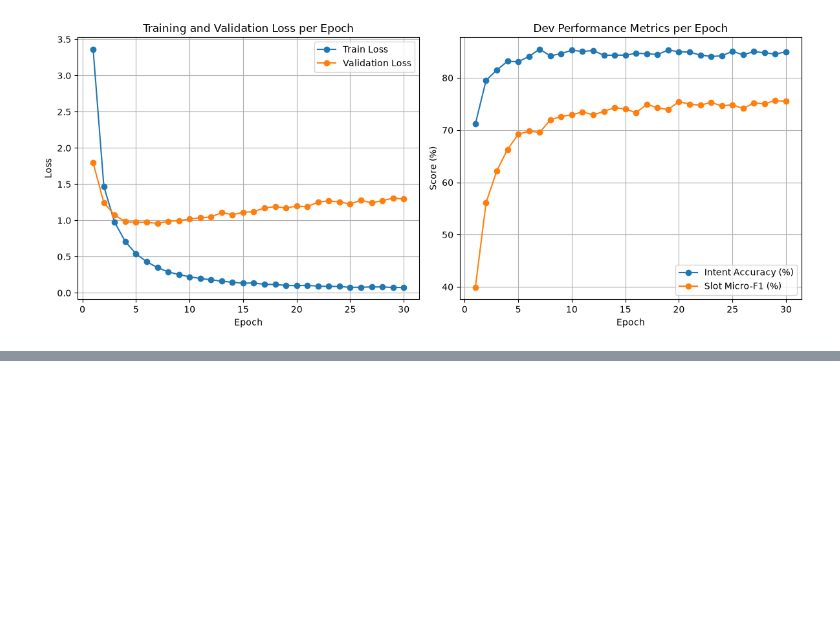
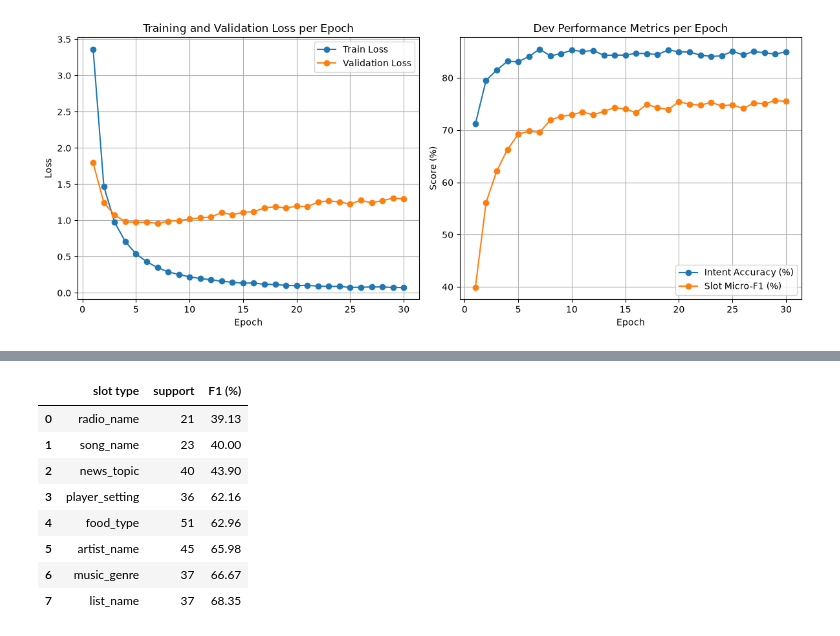
Before and after one commit to Jinyong01/SC4002-Natural-Language-Processing-Project, a Jupyter notebook: main.ipynb, the cells around one changed output, grey strips where cells are left out. Saved outputs shown, nothing was run; the diff lists cells and outputs as text; code cells hidden in the pictures; blank space fills up the shorter version.

Commit message:
Stage 2 of using AI assistant to improve the model
Will include the AI assistant conversation txt file afterwards

```diff
--- a/main.ipynb
+++ b/main.ipynb
@@ -664,0 +694,90 @@ checkpoints/baseline_bilstm_2layers.pt | 2 layer(s) | best epoch 30 | 4,398,667
+# %%
+def _slots_match(example, pred):
+    return Counter(map(_normalize_slot, example["gold_slots"])) == Counter(map(_normalize_slot, pred["slots"]))
+
+
+def oov_breakdown(examples, predictions):
+    """intent accuracy and exact slot match, for utterances with / without a word never seen in train."""
+    rows = []
+    for has_oov in (True, False):
+        idx = [i for i, ex in enumerate(examples) if (vocab.unk_id in ex["token_ids"]) == has_oov]
+        rows.append({
+            "utterances": "has a word unseen in train" if has_oov else "every word seen in train",
+            "n": len(idx),
+            "intent accuracy (%)": round(100 * sum(examples[i]["intent"] == predictions[i]["intent"] for i in idx) / len(idx), 2),
+            "all slots exact (%)": round(100 * sum(_slots_match(examples[i], predictions[i]) for i in idx) / len(idx), 2),
+        })
+    return pd.DataFrame(rows)
+
+
+def slot_error_breakdown(examples, predictions) -> Counter:
+    """sort every slot mistake into: right span wrong type, boundary error, spurious slot, or missed gold slot."""
+    overlap = lambda a, b: bool(set(a.split()) & set(b.split()))
+    counts = Counter()
+    for ex, pred in zip(examples, predictions):
+        gold = Counter(map(_normalize_slot, ex["gold_slots"]))
+        pr = Counter(map(_normalize_slot, pred["slots"]))
+        common = gold & pr
+        gold_left = [s for _, s in (gold - common).elements()]
+        pred_left = [s for _, s in (pr - common).elements()]
+        for span in pred_left:
+            if span in gold_left:
+                counts["right span, wrong type"] += 1
+            elif any(overlap(span, g) for g in gold_left):
+                counts["boundary error"] += 1
+            else:
+                counts["spurious slot"] += 1
+        counts["gold slot missed"] += sum(not any(overlap(g, p) for p in pred_left) for g in gold_left)
+    return counts
+
+
+def count_invalid_bio(tag_seqs) -> int:
+    """number of I-x tags that don't follow B-x or I-x."""
+    bad = 0
+    for tags in tag_seqs:
+        prev = "O"
+        for t in tags:
+            bad += t.startswith("I-") and prev[2:] != t[2:]
+            prev = t
+    return bad
+
+
+def per_slot_f1(examples, predictions, min_support=20):
+    """slot micro-f1 per slot type (types with at least min_support gold slots), worst first."""
+    tp, fp, fn = Counter(), Counter(), Counter()
+    for ex, pred in zip(examples, predictions):
+        gold = Counter(map(_normalize_slot, ex["gold_slots"]))
+        pr = Counter(map(_normalize_slot, pred["slots"]))
+        common = gold & pr
+        for (t, _), n in common.items(): tp[t] += n
+        for (t, _), n in (pr - common).items(): fp[t] += n
+        for (t, _), n in (gold - common).items(): fn[t] += n
+    rows = [{"slot type": t, "support": tp[t] + fn[t], "F1 (%)": round(100 * 2 * tp[t] / (2 * tp[t] + fp[t] + fn[t]), 2)}
+            for t in set(tp) | set(fn) if tp[t] + fn[t] >= min_support]
+    return pd.DataFrame(rows).sort_values("F1 (%)").reset_index(drop=True)
+
+
+@torch.no_grad()
+def baseline_raw_tags(model, split):
+    """the baseline's argmax bio tags per utterance (before they are turned into spans)."""
+    model.eval()
+    seqs = [None] * len(data[split])
+    for batch in make_loader(split, batch_size=64):
+        _, slot_logits = model(to_device(batch))
+        for i, row, n in zip(batch["indices"].tolist(), slot_logits.argmax(-1).tolist(), batch["lengths"].tolist()):
+            seqs[i] = [tag_itos[t] for t in row[:n]]
+    return seqs
+
+
+base_dev_preds = predict(m, "dev")
+dev_tokens = [t for ex in data["dev"] for t in ex["token_ids"]]
+dev_slot_tokens = [t for ex in data["dev"] for t, tag in zip(ex["token_ids"], ex["bio_tags"]) if tag != "O"]
+print(f"dev words unseen in train: {100 * dev_tokens.count(vocab.unk_id) / len(dev_tokens):.2f}% overall, "
+      f"{100 * dev_slot_tokens.count(vocab.unk_id) / len(dev_slot_tokens):.2f}% inside gold slots")
+display(oov_breakdown(data["dev"], base_dev_preds))
+print("slot mistakes:", dict(slot_error_breakdown(data["dev"], base_dev_preds)))
+print("invalid I- tags:", count_invalid_bio(baseline_raw_tags(m, "dev")))
+print("top intent confusions (gold -> predicted):",
+      Counter((ex["intent"], p["intent"]) for ex, p in zip(data["dev"], base_dev_preds) if ex["intent"] != p["intent"]).most_common(6))
+per_slot_f1(data["dev"], base_dev_preds).head(8)
+# %% [output]
@@ -664,0 +791,9 @@ checkpoints/baseline_bilstm_2layers.pt | 2 layer(s) | best epoch 30 | 4,398,667
+|  | slot type | support | F1 (%) |
+| 0 | radio_name | 21 | 39.13 |
+| 1 | song_name | 23 | 40.00 |
+| 2 | news_topic | 40 | 43.90 |
+| 3 | player_setting | 36 | 62.16 |
+| 4 | food_type | 51 | 62.96 |
+| 5 | artist_name | 45 | 65.98 |
+| 6 | music_genre | 37 | 66.67 |
+| 7 | list_name | 37 | 68.35 |
```
Also changed, not shown: parts of 19 cells of this notebook, 1 other file.
